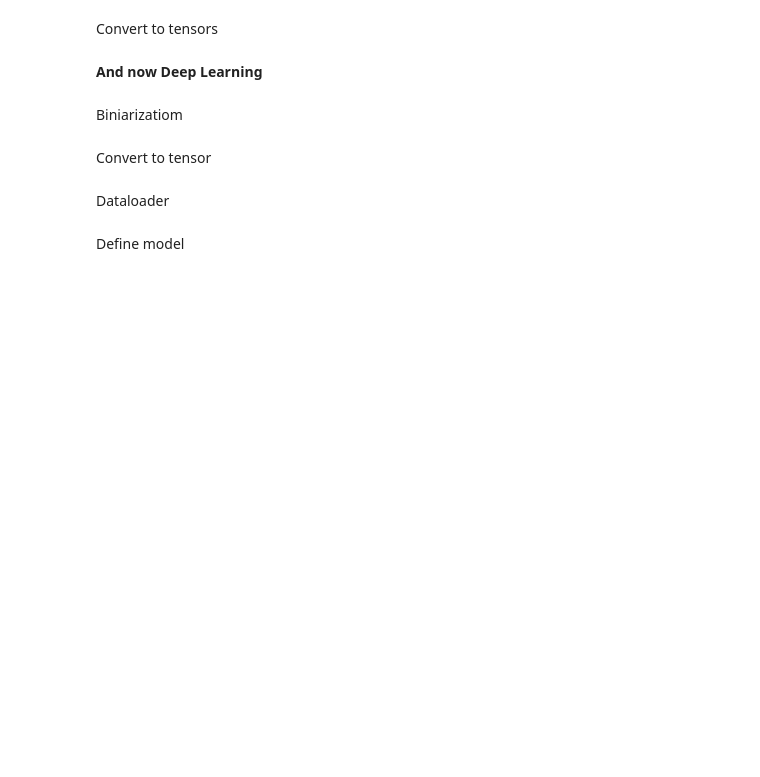
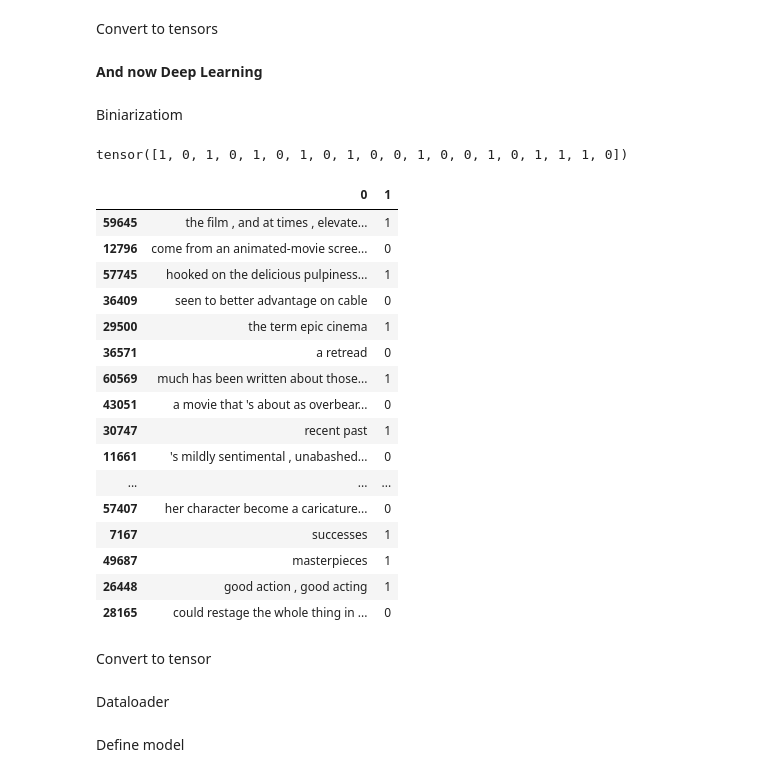
Before and after one commit to MosheWasserb/PyTorchNotbooks, a Jupyter notebook: STS2_BERT_FT_2.ipynb, the cells around one changed output. Drawn from its saved outputs; the diff is of its cells as text; code cells hidden in the pictures; blank space fills up the shorter version.

```diff
--- a/STS2_BERT_FT_2.ipynb
+++ b/STS2_BERT_FT_2.ipynb
@@ -81,8 +94,9 @@ Init and set data
 # %%
 TEST_SIZE=0.2
 RANDOM_STATE=42
-SAMPLE_SIZE = 2000
-UNLABEL_SIZE = 4000
+SAMPLE_SIZE = 4000
+UNLABEL_SIZE = 20000
+AUG_SIZE = 4000
 
 max_bert_len = 70
 
@@ -435,6 +444,30 @@ bin_catagories = mlb.fit_transform(data_labels)
 target_tensor_bin = torch.tensor(bin_catagories.tolist())
 
 target_tensor=torch.max(target_tensor_bin,1)[1]
+# %%
+target_tensor[0:20]
+# %% [output]
+tensor([1, 0, 1, 0, 1, 0, 1, 0, 1, 0, 0, 1, 0, 0, 1, 0, 1, 1, 1, 0])
+# %%
+batch_1[0:20]
+# %% [output]
+|  | 0 | 1 |
+| 59645 | the film , and at times , elevate... | 1 |
+| 12796 | come from an animated-movie scree... | 0 |
+| 57745 | hooked on the delicious pulpiness... | 1 |
+| 36409 | seen to better advantage on cable | 0 |
+| 29500 | the term epic cinema | 1 |
+| 36571 | a retread | 0 |
+| 60569 | much has been written about those... | 1 |
+| 43051 | a movie that 's about as overbear... | 0 |
+| 30747 | recent past | 1 |
+| 11661 | 's mildly sentimental , unabashed... | 0 |
+| ... | ... | ... |
+| 57407 | her character become a caricature... | 0 |
+| 7167 | successes | 1 |
+| 49687 | masterpieces | 1 |
+| 26448 | good action , good acting | 1 |
+| 28165 | could restage the whole thing in ... | 0 |
 # %% [markdown]
 Convert to tensor
 # %%
```
Also changed, not shown: parts of 24 cells of this notebook.
